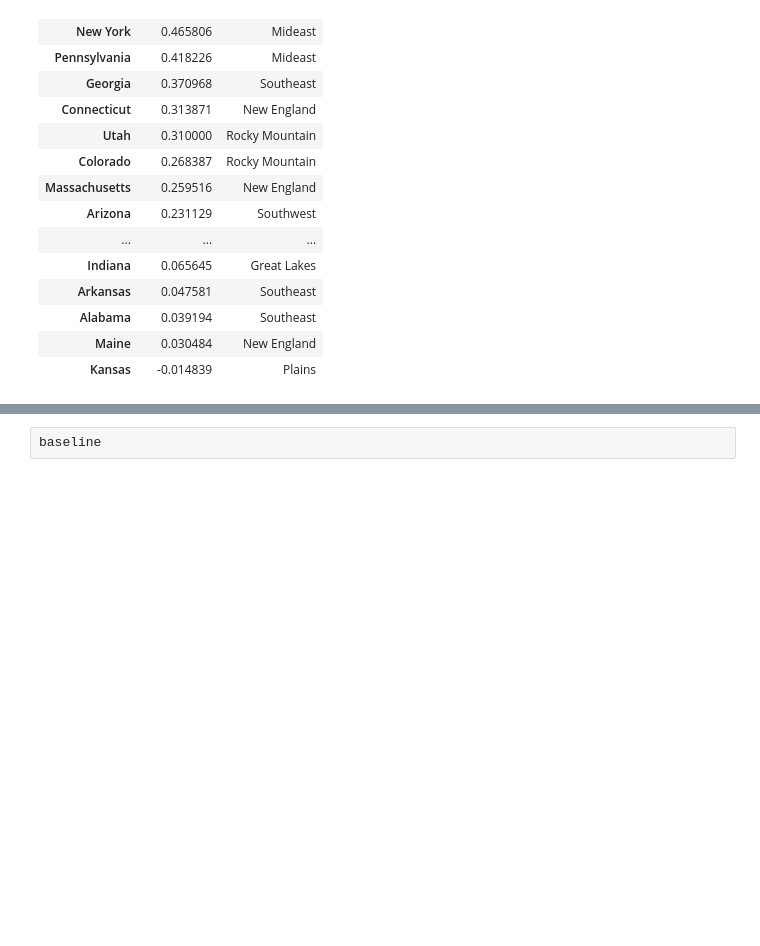
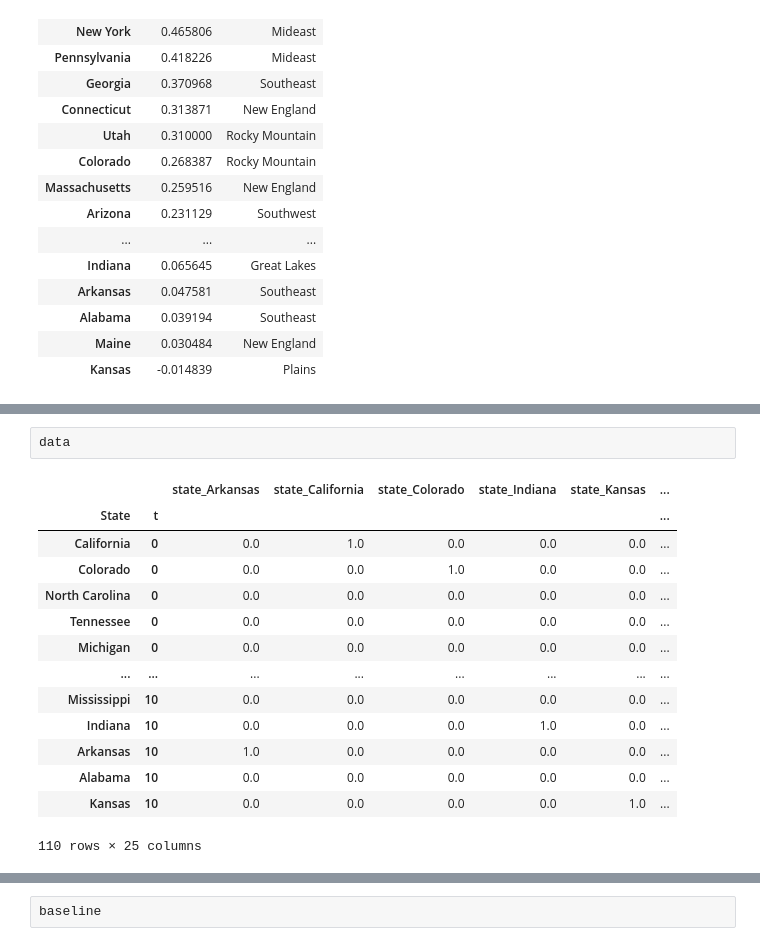
Before and after one commit to GondekNP/TreatmentBiasInvestigator, a Jupyter notebook: setup.ipynb, the cells around one changed output, grey strips where cells are left out. Drawn from its saved outputs; the diff is of its cells as text; blank space fills up the shorter version.

```diff
--- a/setup.ipynb
+++ b/setup.ipynb
@@ -105,3 +122,20 @@ lm, data, baseline = fit_model.fit_TWFE(data=simLong,
+# %%
+data
+# %% [output]
+|  |  | state_Arkansas | state_California | state_Colorado | state_Indiana | state_Kansas | ... |
+| State | t |  |  |  |  |  | ... |
+| California | 0 | 0.0 | 1.0 | 0.0 | 0.0 | 0.0 | ... |
+| Colorado | 0 | 0.0 | 0.0 | 1.0 | 0.0 | 0.0 | ... |
+| North Carolina | 0 | 0.0 | 0.0 | 0.0 | 0.0 | 0.0 | ... |
+| Tennessee | 0 | 0.0 | 0.0 | 0.0 | 0.0 | 0.0 | ... |
+| Michigan | 0 | 0.0 | 0.0 | 0.0 | 0.0 | 0.0 | ... |
+| ... | ... | ... | ... | ... | ... | ... | ... |
+| Mississippi | 10 | 0.0 | 0.0 | 0.0 | 0.0 | 0.0 | ... |
+| Indiana | 10 | 0.0 | 0.0 | 0.0 | 1.0 | 0.0 | ... |
+| Arkansas | 10 | 1.0 | 0.0 | 0.0 | 0.0 | 0.0 | ... |
+| Alabama | 10 | 0.0 | 0.0 | 0.0 | 0.0 | 0.0 | ... |
+| Kansas | 10 | 0.0 | 0.0 | 0.0 | 0.0 | 1.0 | ... |
+110 rows × 25 columns
 # %%
 lm.summary()
 # %% [output]
```
Also changed, not shown: parts of 9 cells of this notebook, 2 other files.
